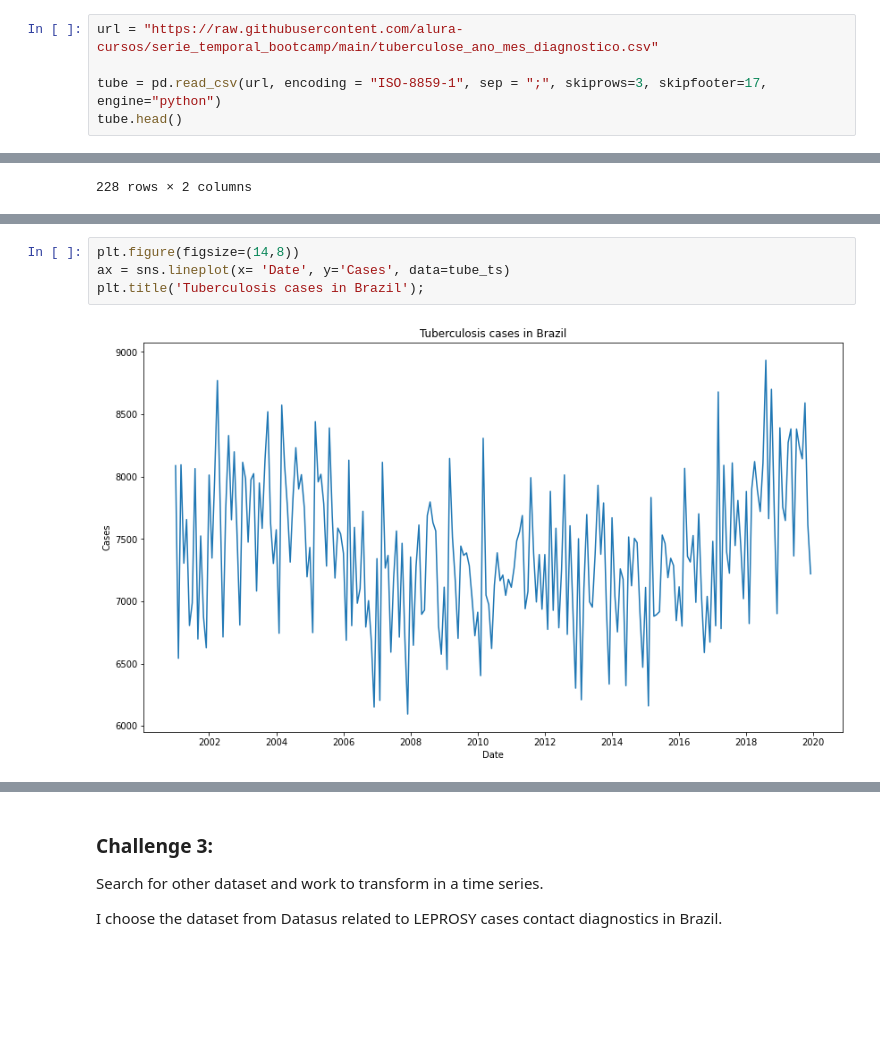
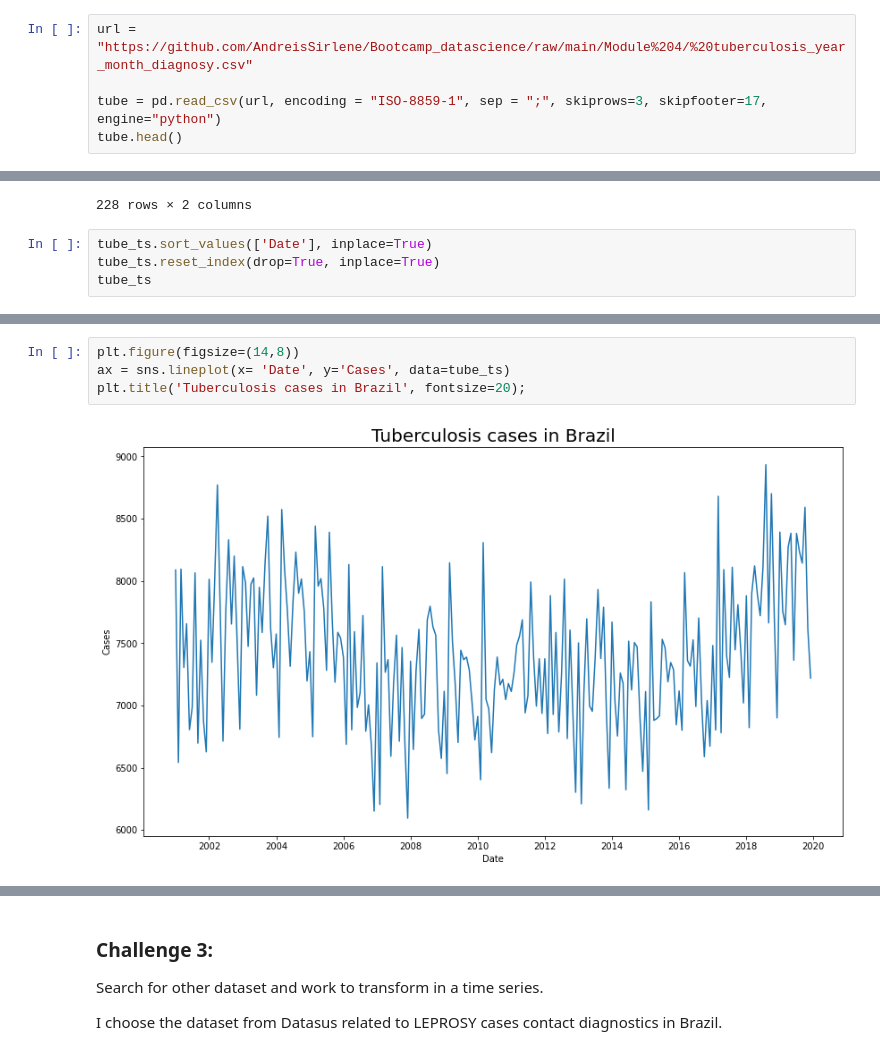
Before and after one commit to AndreisSirlene/Bootcamp_datascience, a Jupyter notebook: Module 4/Module 4 - Time Series.ipynb, the cells around one changed output, grey strips where cells are left out. Saved outputs shown, nothing was run; the diff lists cells and outputs as text; blank space fills up the shorter version.

```diff
--- a/Module 4/Module 4 - Time Series.ipynb
+++ b/Module 4/Module 4 - Time Series.ipynb
@@ -44,7 +47,7 @@ import seaborn as sns
 # %% [markdown]
 Read the file and show the information
 # %%
-url = "https://raw.githubusercontent.com/alura-cursos/serie_temporal_bootcamp/main/tuberculose_ano_mes_diagnostico.csv"
+url = "https://github.com/AndreisSirlene/Bootcamp_datascience/raw/main/Module%204/%20tuberculosis_year_month_diagnosy.csv"
 
 tube = pd.read_csv(url, encoding = "ISO-8859-1", sep = ";", skiprows=3, skipfooter=17, engine="python")
 tube.head()
@@ -147,3 +150,7 @@ tube_ts
 | 226 | 2018-12-01 | 6900 |
 | 227 | 2019-12-01 | 7220 |
 228 rows × 2 columns
+# %%
+tube_ts.sort_values(['Date'], inplace=True)
+tube_ts.reset_index(drop=True, inplace=True)
+tube_ts
@@ -150,6 +171,6 @@ tube_ts
 # %%
 plt.figure(figsize=(14,8))
 ax = sns.lineplot(x= 'Date', y='Cases', data=tube_ts)
-plt.title('Tuberculosis cases in Brazil');
+plt.title('Tuberculosis cases in Brazil', fontsize=20);
 # %% [output]
-[figure, old version]
+[figure, new version]
```
Also changed, not shown: parts of 24 cells of this notebook, 2 other files.
